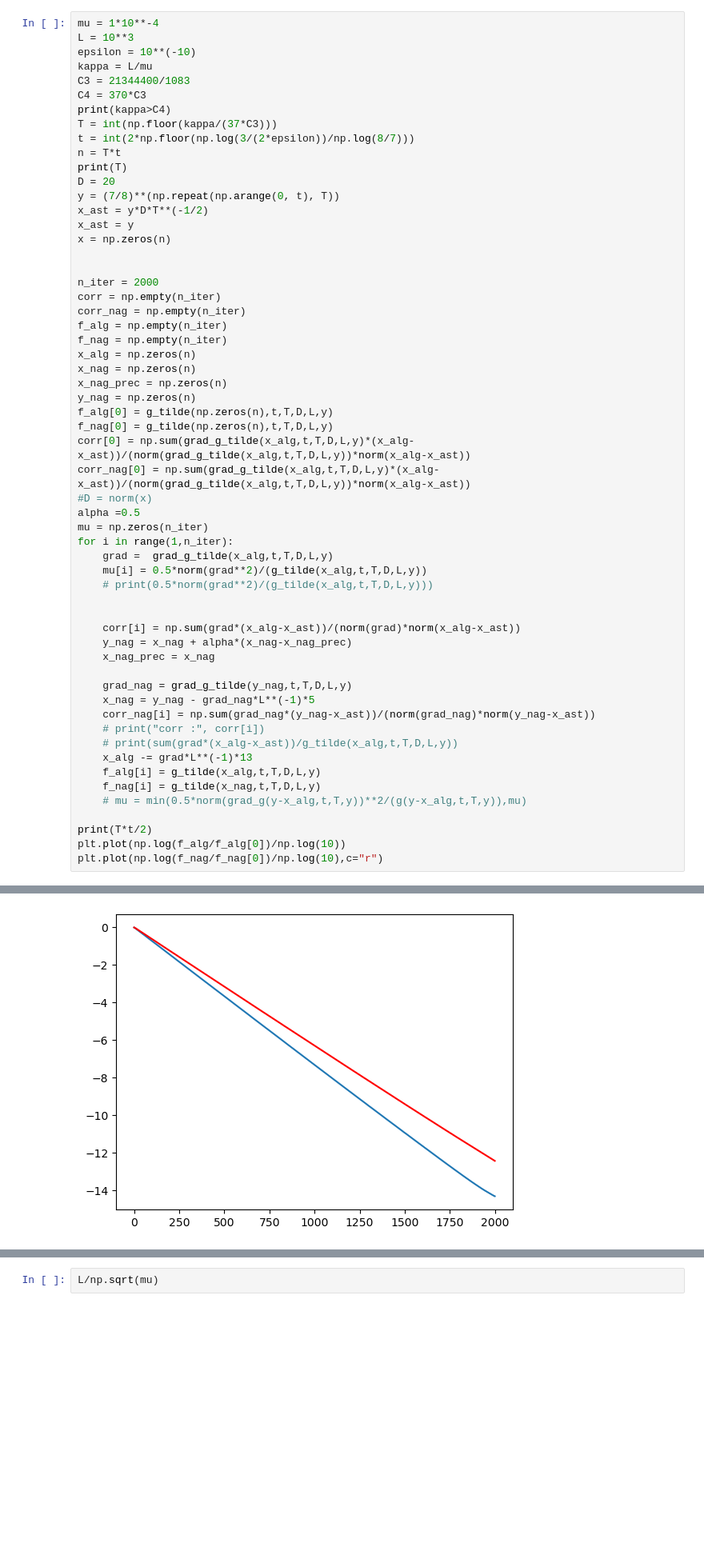
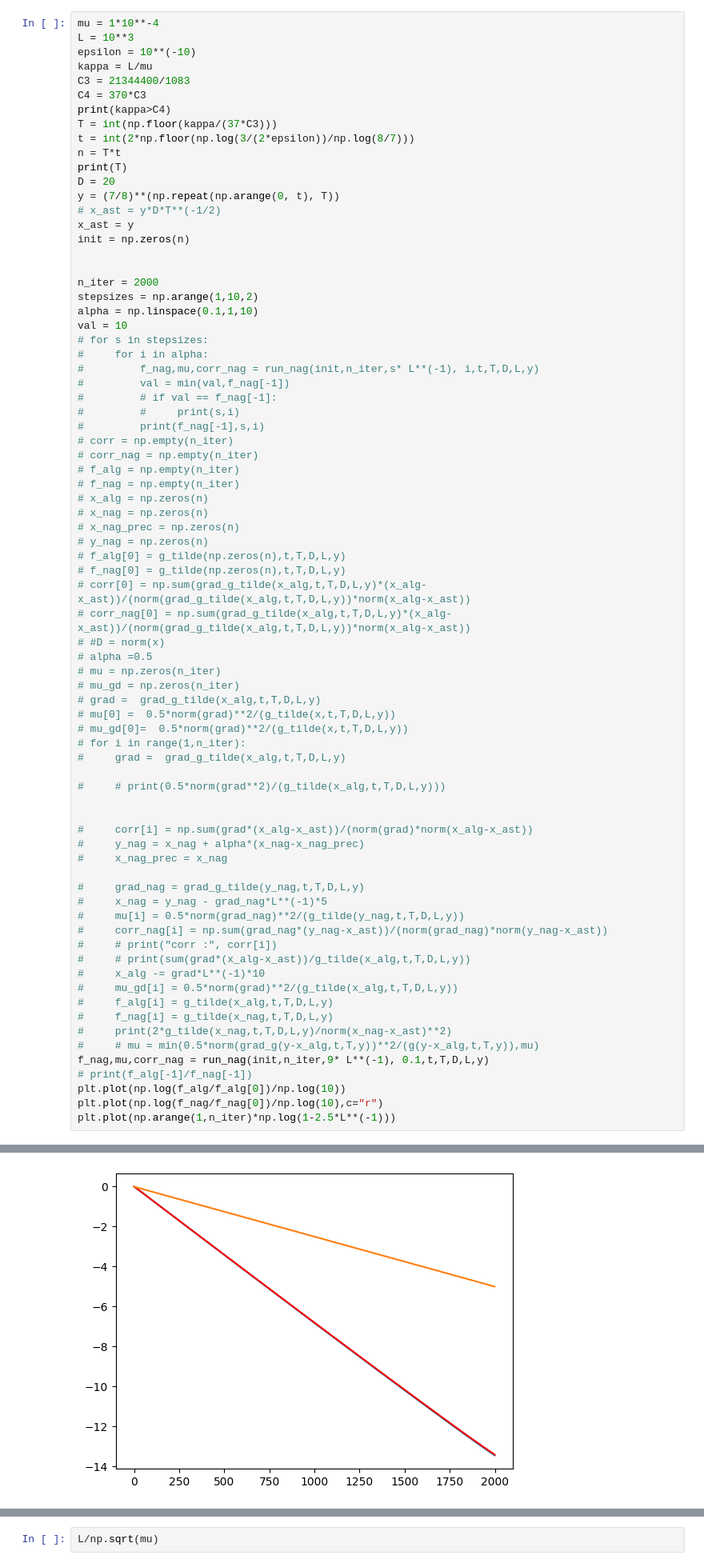
Before and after one commit to J-Hermant/Nesterov_Acceleration_Aiming_Condition, a Jupyter notebook: Wort_instance_pl.ipynb, the cells around one changed output, grey strips where cells are left out. Shown at 80% size. Drawn from its saved outputs; the diff is of its cells as text; blank space fills up the shorter version.

```diff
--- a/Wort_instance_pl.ipynb
+++ b/Wort_instance_pl.ipynb
@@ -118,50 +178,68 @@ n = T*t
 print(T)
 D = 20
 y = (7/8)**(np.repeat(np.arange(0, t), T))
-x_ast = y*D*T**(-1/2)
+# x_ast = y*D*T**(-1/2)
 x_ast = y
-x = np.zeros(n)
+init = np.zeros(n)
 
 
 n_iter = 2000
-corr = np.empty(n_iter)
-corr_nag = np.empty(n_iter)
-f_alg = np.empty(n_iter)
-f_nag = np.empty(n_iter)
-x_alg = np.zeros(n)
-x_nag = np.zeros(n)
-x_nag_prec = np.zeros(n)
-y_nag = np.zeros(n)
-f_alg[0] = g_tilde(np.zeros(n),t,T,D,L,y)
-f_nag[0] = g_tilde(np.zeros(n),t,T,D,L,y)
-corr[0] = np.sum(grad_g_tilde(x_alg,t,T,D,L,y)*(x_alg-x_ast))/(norm(grad_g_tilde(x_alg,t,T,D,L,y))*norm(x_alg-x_ast))
-corr_nag[0] = np.sum(grad_g_tilde(x_alg,t,T,D,L,y)*(x_alg-x_ast))/(norm(grad_g_tilde(x_alg,t,T,D,L,y))*norm(x_alg-x_ast))
-#D = norm(x)
-alpha =0.5
-mu = np.zeros(n_iter)
-for i in range(1,n_iter):
-    grad =  grad_g_tilde(x_alg,t,T,D,L,y)
-    mu[i] = 0.5*norm(grad**2)/(g_tilde(x_alg,t,T,D,L,y))
-    # print(0.5*norm(grad**2)/(g_tilde(x_alg,t,T,D,L,y)))
+stepsizes = np.arange(1,10,2)
+alpha = np.linspace(0.1,1,10)
+val = 10
+# for s in stepsizes:
+#     for i in alpha:
+#         f_nag,mu,corr_nag = run_nag(init,n_iter,s* L**(-1), i,t,T,D,L,y)
+#         val = min(val,f_nag[-1])
+#         # if val == f_nag[-1]:
+#         #     print(s,i)
+#         print(f_nag[-1],s,i)
+# corr = np.empty(n_iter)
+# corr_nag = np.empty(n_iter)
+# f_alg = np.empty(n_iter)
+# f_nag = np.empty(n_iter)
+# x_alg = np.zeros(n)
+# x_nag = np.zeros(n)
+# x_nag_prec = np.zeros(n)
+# y_nag = np.zeros(n)
+# f_alg[0] = g_tilde(np.zeros(n),t,T,D,L,y)
+# f_nag[0] = g_tilde(np.zeros(n),t,T,D,L,y)
+# corr[0] = np.sum(grad_g_tilde(x_alg,t,T,D,L,y)*(x_alg-x_ast))/(norm(grad_g_tilde(x_alg,t,T,D,L,y))*norm(x_alg-x_ast))
+# corr_nag[0] = np.sum(grad_g_tilde(x_alg,t,T,D,L,y)*(x_alg-x_ast))/(norm(grad_g_tilde(x_alg,t,T,D,L,y))*norm(x_alg-x_ast))
+# #D = norm(x)
+# alpha =0.5
+# mu = np.zeros(n_iter)
+# mu_gd = np.zeros(n_iter)
+# grad =  grad_g_tilde(x_alg,t,T,D,L,y)
+# mu[0] =  0.5*norm(grad)**2/(g_tilde(x,t,T,D,L,y))
+# mu_gd[0]=  0.5*norm(grad)**2/(g_tilde(x,t,T,D,L,y))
+# for i in range(1,n_iter):
+#     grad =  grad_g_tilde(x_alg,t,T,D,L,y)
+
+#     # print(0.5*norm(grad**2)/(g_tilde(x_alg,t,T,D,L,y)))
 
 
-    corr[i] = np.sum(grad*(x_alg-x_ast))/(norm(grad)*norm(x_alg-x_ast))
-    y_nag = x_nag + alpha*(x_nag-x_nag_prec)
-    x_nag_prec = x_nag
+#     corr[i] = np.sum(grad*(x_alg-x_ast))/(norm(grad)*norm(x_alg-x_ast))
+#     y_nag = x_nag + alpha*(x_nag-x_nag_prec)
+#     x_nag_prec = x_nag
 
-    grad_nag = grad_g_tilde(y_nag,t,T,D,L,y)
-    x_nag = y_nag - grad_nag*L**(-1)*5
-    corr_nag[i] = np.sum(grad_nag*(y_nag-x_ast))/(norm(grad_nag)*norm(y_nag-x_ast))
-    # print("corr :", corr[i])
-    # print(sum(grad*(x_alg-x_ast))/g_tilde(x_alg,t,T,D,L,y))
-    x_alg -= grad*L**(-1)*13
-    f_alg[i] = g_tilde(x_alg,t,T,D,L,y)
-    f_nag[i] = g_tilde(x_nag,t,T,D,L,y)
-    # mu = min(0.5*norm(grad_g(y-x_alg,t,T,y))**2/(g(y-x_alg,t,T,y)),mu)
-
-print(T*t/2)
+#     grad_nag = grad_g_tilde(y_nag,t,T,D,L,y)
+#     x_nag = y_nag - grad_nag*L**(-1)*5
+#     mu[i] = 0.5*norm(grad_nag)**2/(g_tilde(y_nag,t,T,D,L,y))
+#     corr_nag[i] = np.sum(grad_nag*(y_nag-x_ast))/(norm(grad_nag)*norm(y_nag-x_ast))
+#     # print("corr :", corr[i])
+#     # print(sum(grad*(x_alg-x_ast))/g_tilde(x_alg,t,T,D,L,y))
+#     x_alg -= grad*L**(-1)*10
+#     mu_gd[i] = 0.5*norm(grad)**2/(g_tilde(x_alg,t,T,D,L,y))
+#     f_alg[i] = g_tilde(x_alg,t,T,D,L,y)
+#     f_nag[i] = g_tilde(x_nag,t,T,D,L,y)
+#     print(2*g_tilde(x_nag,t,T,D,L,y)/norm(x_nag-x_ast)**2)
+#     # mu = min(0.5*norm(grad_g(y-x_alg,t,T,y))**2/(g(y-x_alg,t,T,y)),mu)
+f_nag,mu,corr_nag = run_nag(init,n_iter,9* L**(-1), 0.1,t,T,D,L,y)
+# print(f_alg[-1]/f_nag[-1])
 plt.plot(np.log(f_alg/f_alg[0])/np.log(10))
 plt.plot(np.log(f_nag/f_nag[0])/np.log(10),c="r")
+plt.plot(np.arange(1,n_iter)*np.log(1-2.5*L**(-1)))
 # %% [output]
 True
 13
@@ -169,2 +246,2 @@ True
 [<matplotlib.lines.Line2D at 0x...>]
-[figure, old version]
+[figure, new version]
```
Also changed, not shown: parts of 22 cells of this notebook, 3 other files.
